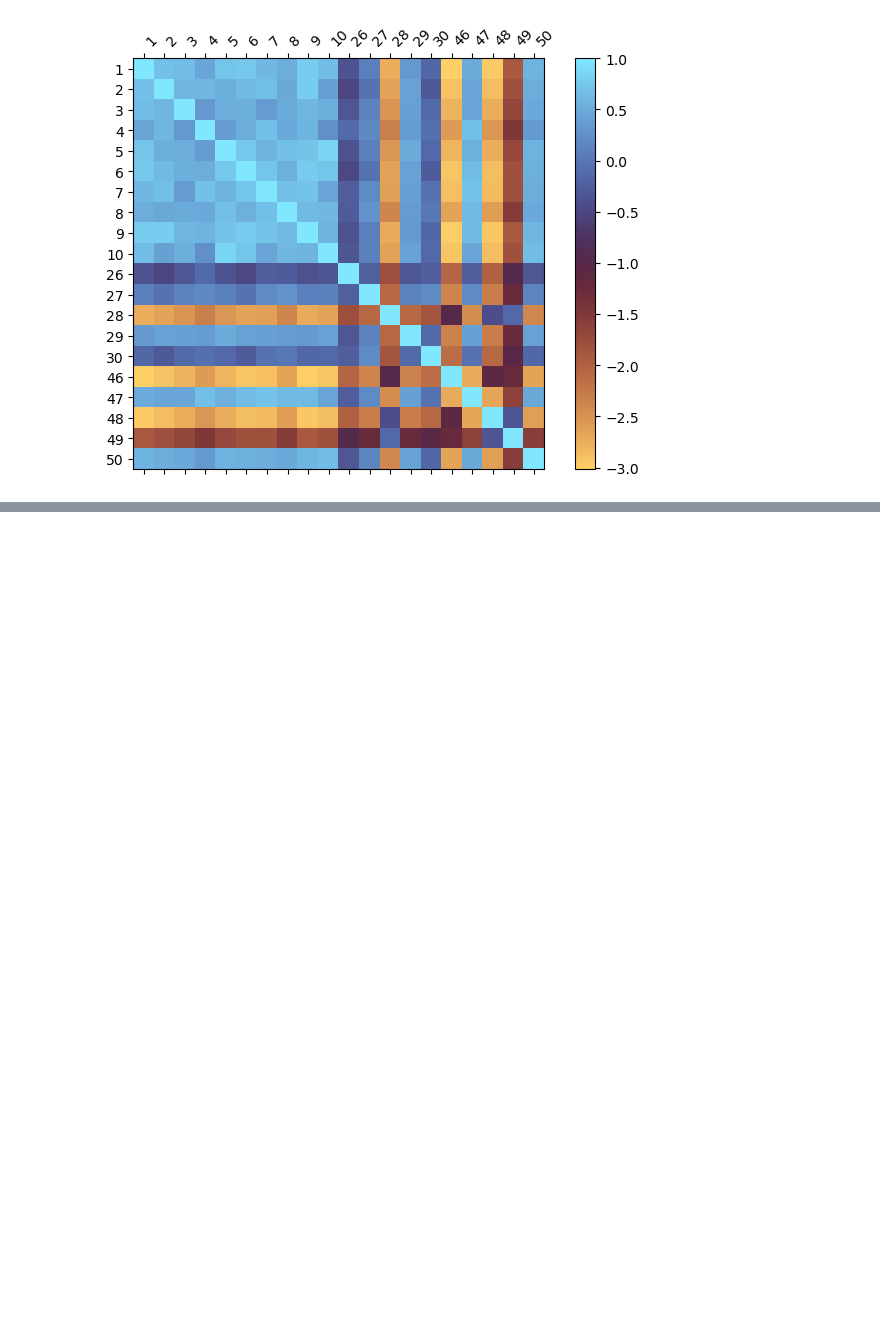
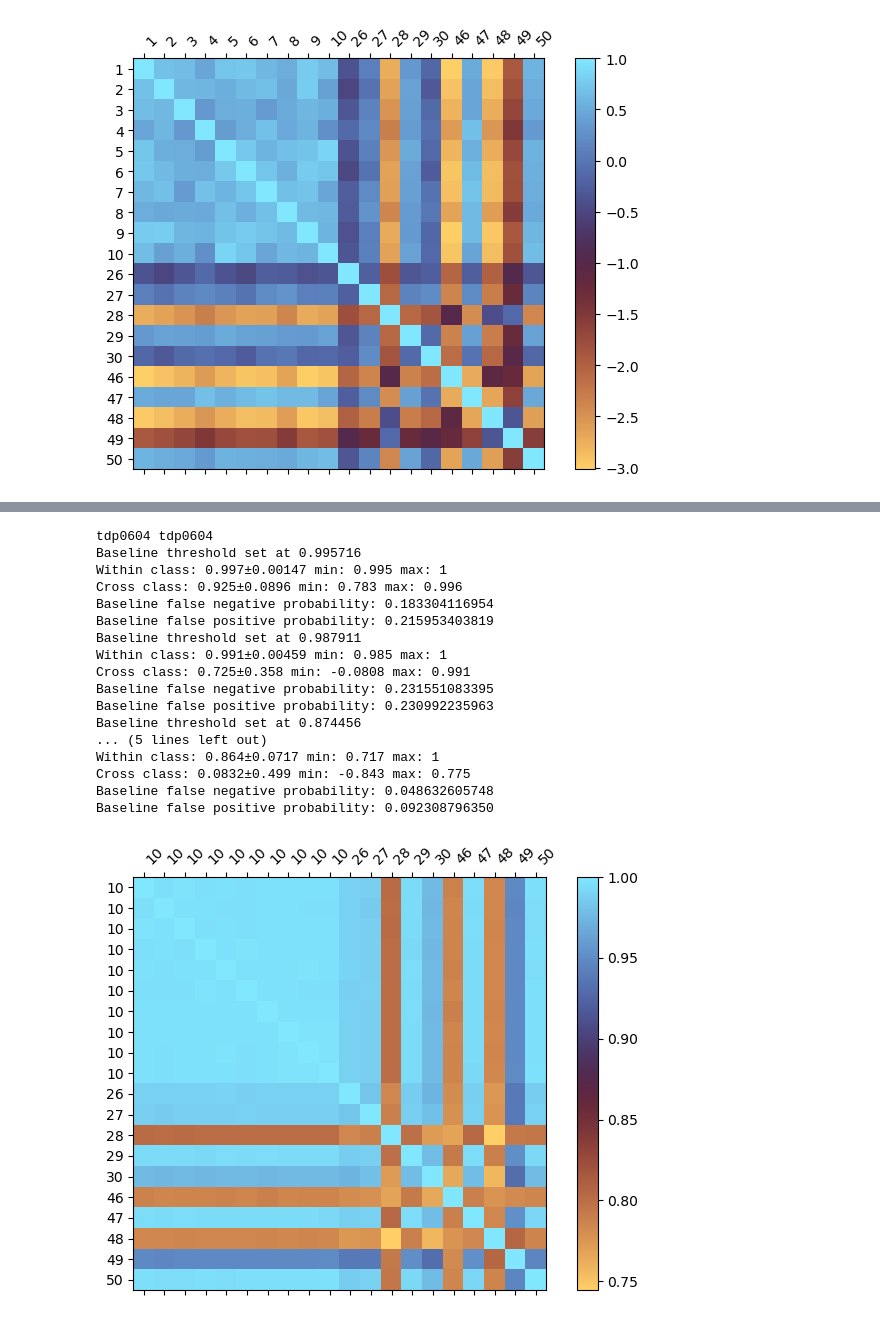
Before and after one commit to jaseg/sampling-mesh-monitor, a Jupyter notebook: jupyter_notebooks/classifier_tests.ipynb, the cells around one changed output, grey strips where cells are left out. Saved outputs shown, nothing was run; the diff lists cells and outputs as text; code cells hidden in the pictures; blank space fills up the shorter version.

```diff
--- a/jupyter_notebooks/classifier_tests.ipynb
+++ b/jupyter_notebooks/classifier_tests.ipynb
@@ -555,0 +638,31 @@ Baseline false positive probability: 0.160396017586
+# %%
+entries = [value for entry in data.values() for value in entry if value['info']['meta'] == 'interleaved-25-07-02-02-p0.3']
+entries_repeat = [value for entry in data.values() for value in entry if value['info']['meta'] == 'baseline-repeat-25-07-02-01-p0.3']
+print(entries[0]['info']['chip'], entries_repeat[0]['info']['chip'])
+group_baseline = [value for value in entries_repeat if not value['info']['mods']][:10]
+group_modified = [value for value in entries if value['info']['mods']]
+
+smooth = None
+plot_vector_covar(group_baseline, group_modified, vector_method='norm', distance_method='corr', smooth=smooth)
+plot_vector_covar(group_baseline, group_modified, vector_method='min', distance_method='corr', smooth=smooth)
+plot_vector_covar(group_baseline, group_modified, vector_method='norm', distance_method='max', smooth=smooth)
+plot_vector_covar(group_baseline, group_modified, vector_method='min', distance_method='max', smooth=smooth)
+# %% [output]
+tdp0604 tdp0604
+Baseline threshold set at 0.995716
+Within class: 0.997±0.00147 min: 0.995 max: 1
+Cross class: 0.925±0.0896 min: 0.783 max: 0.996
+Baseline false negative probability: 0.183304116954
+Baseline false positive probability: 0.215953403819
+Baseline threshold set at 0.987911
+Within class: 0.991±0.00459 min: 0.985 max: 1
+Cross class: 0.725±0.358 min: -0.0808 max: 0.991
+Baseline false negative probability: 0.231551083395
+Baseline false positive probability: 0.230992235963
+Baseline threshold set at 0.874456
+... (5 lines left out)
+Within class: 0.864±0.0717 min: 0.717 max: 1
+Cross class: 0.0832±0.499 min: -0.843 max: 0.775
+Baseline false negative probability: 0.048632605748
+Baseline false positive probability: 0.092308796350
+[figure, added]
```
Also changed, not shown: parts of 13 cells of this notebook, 1 other file.
